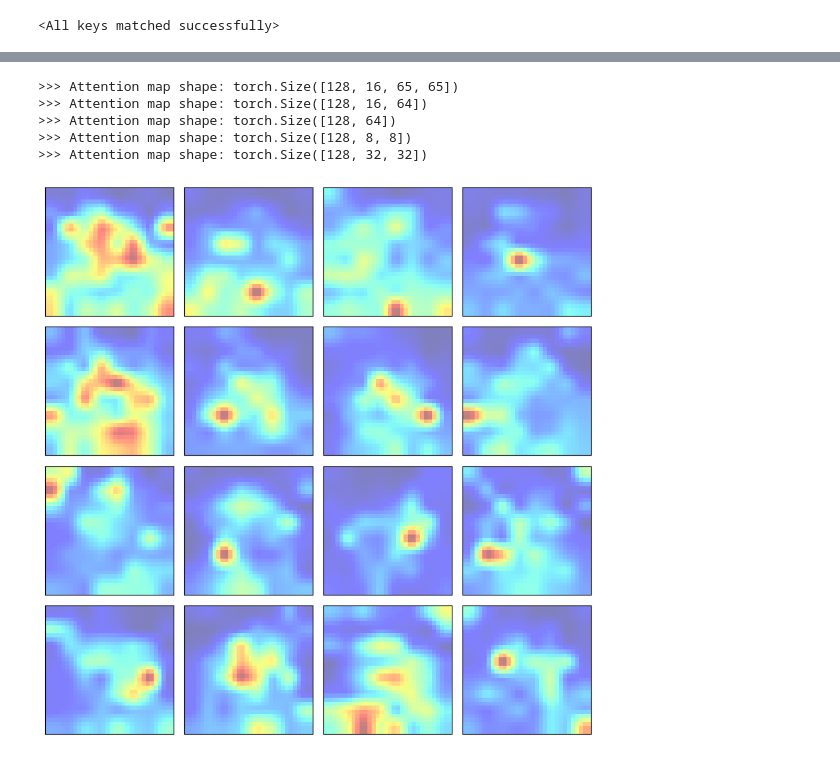
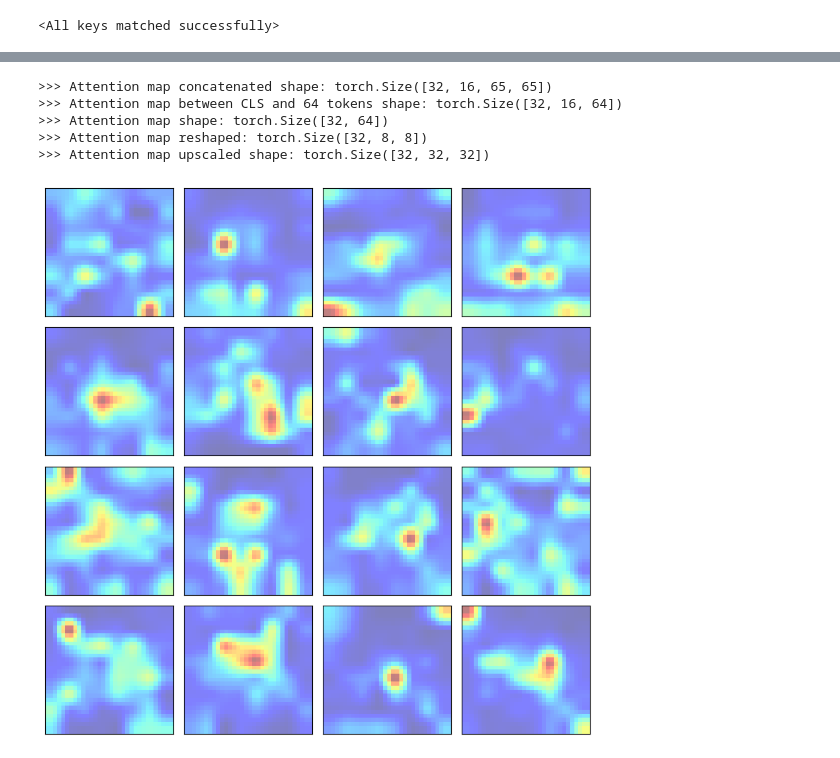
Before and after one commit to SandroAlex/llms-build-and-deploy, a Jupyter notebook: learning/build_a_text_to_image_generator_from_scratch/03_classify_images_with_a_vision_transformer.ipynb, the cells around one changed output, grey strips where cells are left out. Drawn from its saved outputs; the diff is of its cells as text; code cells hidden in the pictures.

```diff
--- a/learning/build_a_text_to_image_generator_from_scratch/03_classify_images_with_a_vision_transformer.ipynb
+++ b/learning/build_a_text_to_image_generator_from_scratch/03_classify_images_with_a_vision_transformer.ipynb
@@ -58,7 +58,7 @@ from llmsplay.transformers.vision.train import EarlyStop, train_batch
 # %% [markdown]
 ## Experiment Configuration
 # %%
-BATCH_SIZE: int = 128
+BATCH_SIZE: int = int(32)
 LEARNING_RATE: float = 1e-2
 WEIGHT_DECAY: float = 1e-2
 PATIENCE: int = 3
@@ -204,12 +204,8 @@ for i in range(3):
 
         # Normalize image into [0, 1] range for each channel
         torch_image: torch.Tensor = batch[0][6 * i + j]
-        MIN: torch.Tensor = (
-            torch_image.view(3, -1).min(dim=1, keepdim=True).values.view(-1, 1, 1)
-        )
-        MAX: torch.Tensor = (
-            torch_image.view(3, -1).max(dim=1, keepdim=True).values.view(-1, 1, 1)
-        )
+        MIN: torch.Tensor = torch_image.view(3, -1).min(dim=1, keepdim=True).values.view(-1, 1, 1)
+        MAX: torch.Tensor = torch_image.view(3, -1).max(dim=1, keepdim=True).values.view(-1, 1, 1)
         EPS: torch.Tensor = torch.Tensor(3 * [1e-6]).view(-1, 1, 1)
         torch_image: torch.Tensor = (torch_image - MIN) / (MAX - MIN + EPS)
 
@@ -510,12 +493,14 @@ ViTForClassfication(
   )
   (classifier): Linear(in_features=48, out_features=10, bias=True)
 )
+# %%
+iterator = iter(testloader)
 # %%
 # No grad means that we don't need to compute gradients, which saves memory and computations during inference
 with torch.no_grad():
 
     # Obtains a batch of images from the test dataset
-    images, labels = next(iter(testloader))
+    images, labels = next(iterator)
 
     # Obtains logits and attention maps using the trained model
     logits, attention_maps = model(images, output_attentions=True)
@@ -524,7 +509,7 @@ with torch.no_grad():
     predictions: Tensor = torch.argmax(logits, dim=1)
 
 # For better visualization, we can create a DataFrame that shows the predicted and actual labels for each image in the batch
-predictions: pd.DataFrame = pd.DataFrame(
+predictions_df: pd.DataFrame = pd.DataFrame(
     {
         "Predicted": [names[i] for i in predictions.tolist()],
         "Actual": [names[i] for i in labels.tolist()],
@@ -532,7 +517,7 @@ predictions: pd.DataFrame = pd.DataFrame(
 )
 
 # Show it
-predictions
+predictions_df
 # %% [output]
 |  | Predicted | Actual |
 | 0 | cat | cat |
@@ -580,40 +569,39 @@ torch.Size([128, 4, 65, 65])
 # %%
 # Listing 3.11 Visualizing ViT predictions and attention maps
 with torch.no_grad():
 
     # Concatenates the attention maps from the four encoder layers into one
-    attention_maps: Tensor = torch.cat(attention_maps, dim=1)
-    print(f">>> Attention map shape: {attention_maps.shape}")
+    att: Tensor = torch.cat(attention_maps, dim=1)
+    print(f">>> Attention map concatenated shape: {att.shape}")
 
     # Focuses on the attention between the CLS token and the 64 image tokens
-    attention_maps = attention_maps[:, :, 0, 1:]
-    print(f">>> Attention map shape: {attention_maps.shape}")
+    att = att[:, :, 0, 1:]
+    print(f">>> Attention map between CLS and 64 tokens shape: {att.shape}")
 
-    attention_maps = attention_maps.mean(dim=1)
-    print(f">>> Attention map shape: {attention_maps.shape}")
+    # Takes the average and resizes the attention map into an 8x8 image
+    att = att.mean(dim=1)
+    print(f">>> Attention map shape: {att.shape}")
+    num_patches: int = att.size(-1)
+    size: int = int(math.sqrt(num_patches))
+    att = att.view(-1, size, size)
+    print(f">>> Attention map reshaped: {att.shape}")
 
-    num_patches = attention_maps.size(-1)
-    size = int(math.sqrt(num_patches))
-    attention_maps = attention_maps.view(-1, size, size)
-    print(f">>> Attention map shape: {attention_maps.shape}")
-
-    attention_maps = attention_maps.unsqueeze(1)
-    attention_maps = F.interpolate(
-        attention_maps, size=(32, 32), mode="bilinear", align_corners=False
-    )
-    attention_maps = attention_maps.squeeze(1)
-    print(f">>> Attention map shape: {attention_maps.shape}")
+    # Upscales the attention map to a 32 × 32 image to match the original image size
+    att = att.unsqueeze(1)
+    att = F.interpolate(att, size=(32, 32), mode="bilinear", align_corners=False)
+    att = att.squeeze(1)
+    print(f">>> Attention map upscaled shape: {att.shape}")
 
 fig = plt.figure(figsize=(8, 8), dpi=100)
 for i in range(16):
     ax = fig.add_subplot(4, 4, i + 1, xticks=[], yticks=[])
-    ax.imshow(attention_maps[i].cpu(), alpha=0.5, cmap="jet")
+    ax.imshow(att[i].cpu(), alpha=0.5, cmap="jet")
 plt.tight_layout()
 plt.show()
 # %% [output]
->>> Attention map shape: torch.Size([128, 16, 65, 65])
->>> Attention map shape: torch.Size([128, 16, 64])
->>> Attention map shape: torch.Size([128, 64])
->>> Attention map shape: torch.Size([128, 8, 8])
->>> Attention map shape: torch.Size([128, 32, 32])
+>>> Attention map concatenated shape: torch.Size([32, 16, 65, 65])
+>>> Attention map between CLS and 64 tokens shape: torch.Size([32, 16, 64])
+>>> Attention map shape: torch.Size([32, 64])
+>>> Attention map reshaped: torch.Size([32, 8, 8])
+>>> Attention map upscaled shape: torch.Size([32, 32, 32])
-[figure, old version]
+[figure, new version]
```
Also changed, not shown: parts of 12 cells of this notebook.
